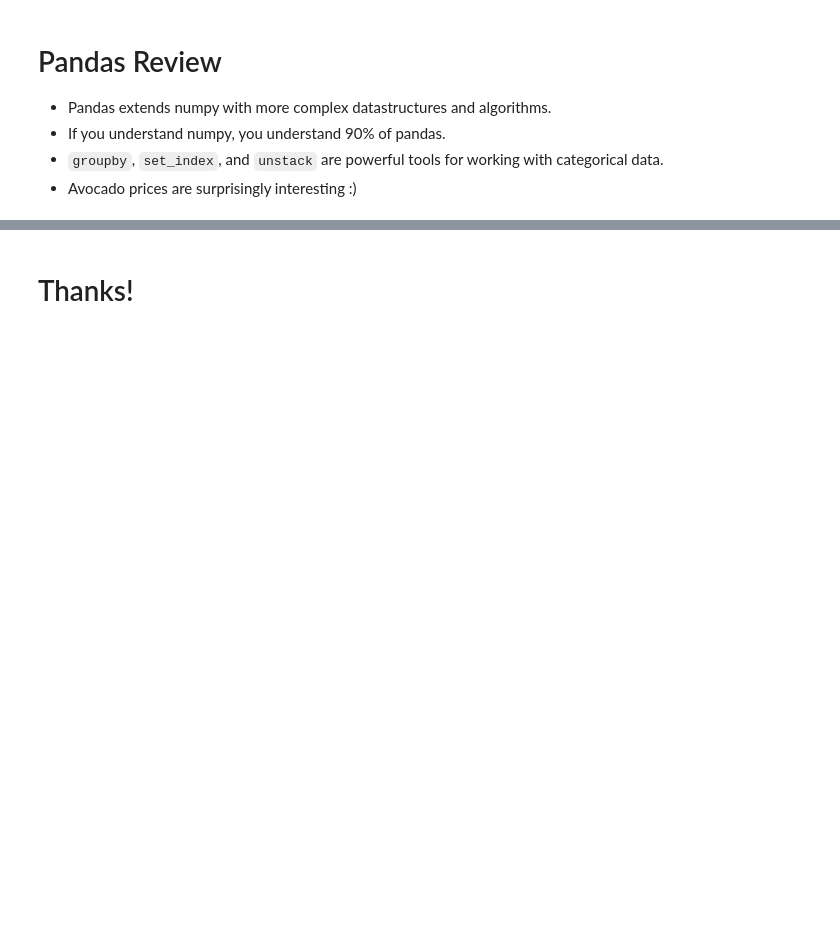
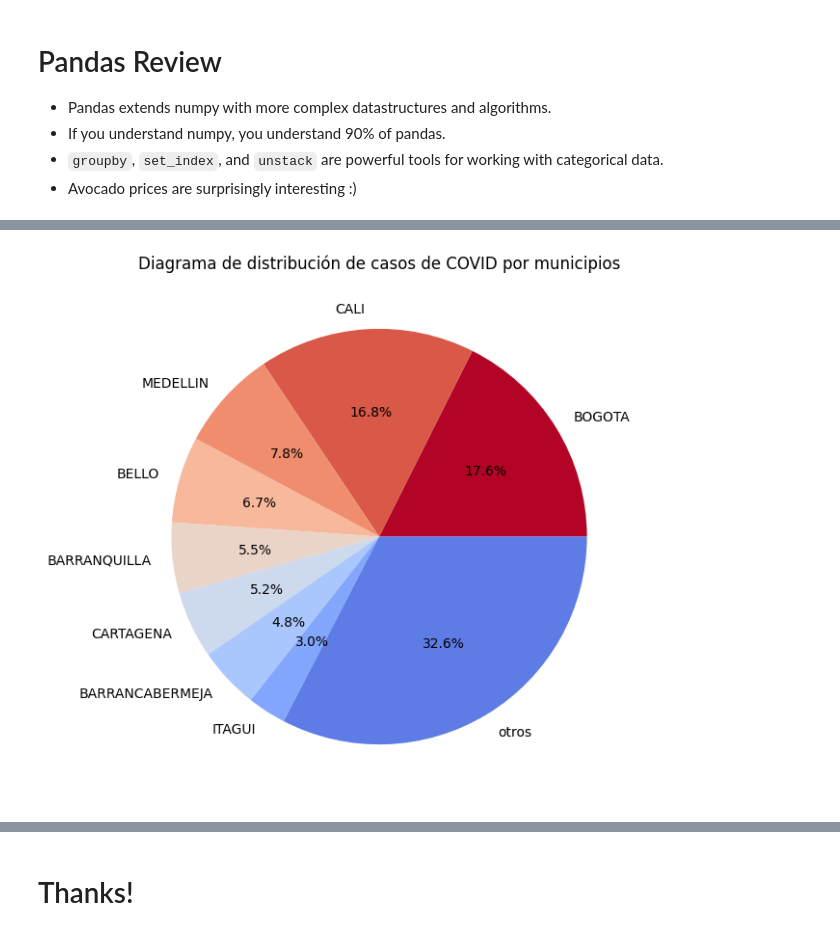
Before and after one commit to JuanDanielRamirezMojica/MetNumUN2024I, a Jupyter notebook: Lab2/juaramirezmo_Lab2.ipynb, the cells around one changed output, grey strips where cells are left out. Saved outputs shown, nothing was run; the diff lists cells and outputs as text; code cells hidden in the pictures; blank space fills up the shorter version.

```diff
--- a/Lab2/juaramirezmo_Lab2.ipynb
+++ b/Lab2/juaramirezmo_Lab2.ipynb
@@ -1832,0 +1833,12 @@ ax.set_xticklabels(ax.get_xticklabels(), rotation=45);
+# %%
+from urllib.parse import urlencode
+import pandas as pd
+import requests
+
+resp = requests.get('https://www.datos.gov.co/resource/gt2j-8ykr.json')
+
+data = resp.json()
+
+tabla = pd.DataFrame(data)
+
+display(tabla)
@@ -1832,0 +1859,21 @@ ax.set_xticklabels(ax.get_xticklabels(), rotation=45);
+# %%
+import pandas as pd
+import matplotlib.pyplot as plt
+import matplotlib.cm as cm
+
+mun = tabla.ciudad_municipio_nom.value_counts()
+
+threshold = 0.025
+otros = mun[mun / mun.sum() < threshold].index
+mun_sin_otros = mun.drop(index=otros)
+otros_count = mun.loc[otros].sum()
+mun_con_otros = mun_sin_otros.append(pd.Series(otros_count, index=['otros']))
+
+n = len(mun_con_otros)
+colors = cm.coolwarm_r([x / n for x in range(n)])
+
+mun_con_otros.plot.pie(autopct='%1.1f%%', colors=colors)
+plt.title("Diagrama de distribución de casos de COVID por municipios")
+plt.show()
+# %% [output]
+[figure, added]
```
Also changed, not shown: parts of 7 cells of this notebook.
